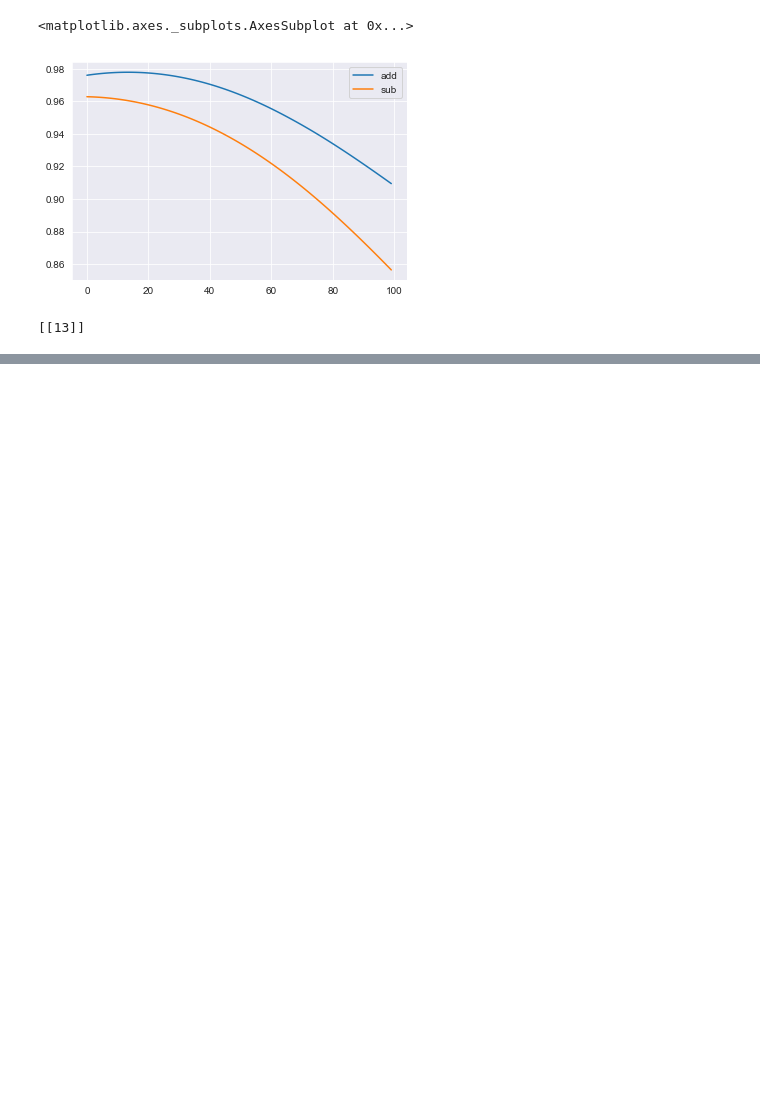
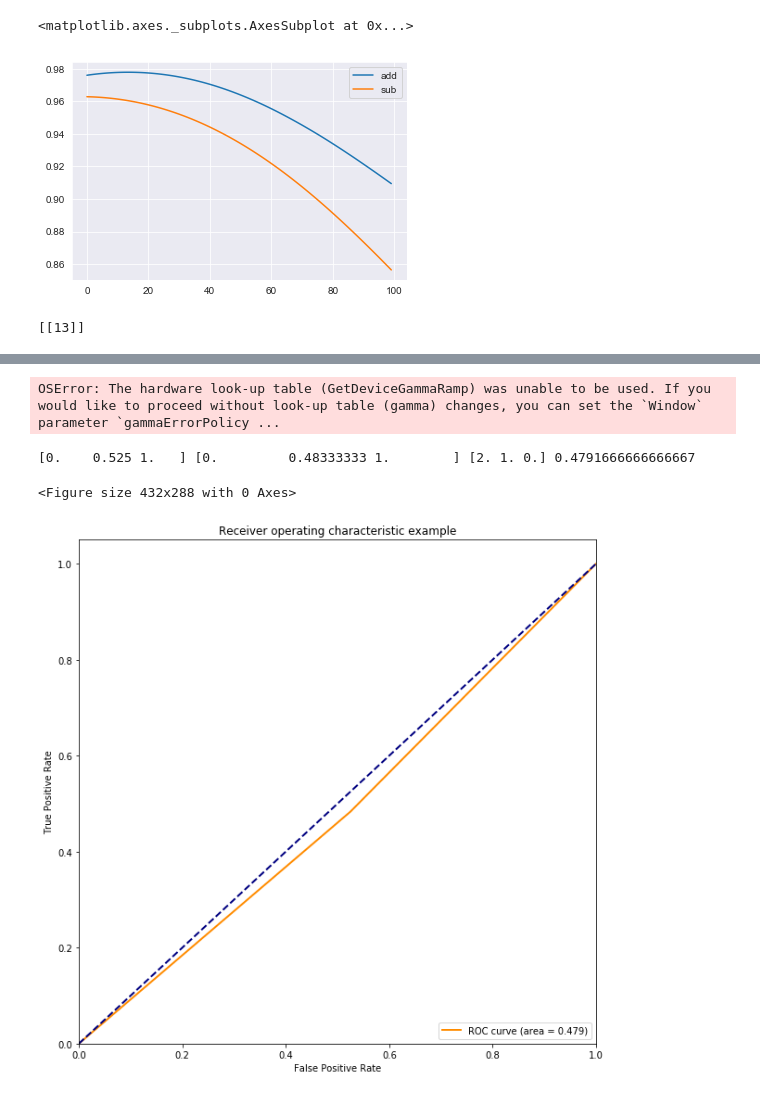
Before and after one commit to YukunQu/cnnface, a Jupyter notebook: explore.ipynb, the cells around one changed output, grey strips where cells are left out. Saved outputs shown, nothing was run; the diff lists cells and outputs as text; code cells hidden in the pictures; blank space fills up the shorter version.

```diff
--- a/explore.ipynb
+++ b/explore.ipynb
@@ -164,0 +71,16 @@ OSError: The hardware look-up table (GetDeviceGammaRamp) was unable to be used.
+# %%
+# 在anconda的python3.6里运行
+
+from facemorpher import averager,list_imgpaths
+import os
+
+prepath = r'D:\cnnface\gender_analysis\train_stimulus\male'
+imgs_path = os.listdir(prepath)
+target_prepath = r'D:\cnnface\gender_analysis\face_template'
+
+for img_path in imgs_path:
+    target_path = os.path.join(target_prepath, img_path + '.png')
+    img_path = os.path.join(prepath, img_path)
+    averager(list_imgpaths(img_path), None, int(512), int(512), 'transparent', True, target_path)
+# %% [output]
+OSError: The hardware look-up table (GetDeviceGammaRamp) was unable to be used. If you would like to proceed without look-up table (gamma) changes, you can set the `Window` parameter `gammaErrorPolicy ...
@@ -164,0 +105,30 @@ OSError: The hardware look-up table (GetDeviceGammaRamp) was unable to be used.
+# %%
+import numpy as np
+from sklearn.metrics import roc_curve, auc
+import matplotlib.pyplot as plt
+cla = [0,1]
+y_true = np.random.choice(cla,(100,))
+y_score = np.ones(100)
+y_score[:50] = 0
+
+fpr, tpr, threshold = roc_curve(y_true,y_score)
+auc = auc(fpr,tpr)
+print(fpr,tpr,threshold,auc)
+
+plt.figure()
+lw = 2
+plt.figure(figsize=(10,10))
+plt.plot(fpr, tpr, color='darkorange',
+         lw=lw, label='ROC curve (area = %0.3f)' % auc) ###假正率为横坐标，真正率为纵坐标做曲线
+plt.plot([0, 1], [0, 1], color='navy', lw=lw, linestyle='--')
+plt.xlim([0.0, 1.0])
+plt.ylim([0.0, 1.05])
+plt.xlabel('False Positive Rate')
+plt.ylabel('True Positive Rate')
+plt.title('Receiver operating characteristic example')
+plt.legend(loc="lower right")
+plt.show()
+# %% [output]
+[0.    0.525 1.   ] [0.         0.48333333 1.        ] [2. 1. 0.] 0.4791666666666667
+<Figure size 432x288 with 0 Axes>
+[figure, added]
```
Also changed, not shown: parts of 13 cells of this notebook, 13 other files.
